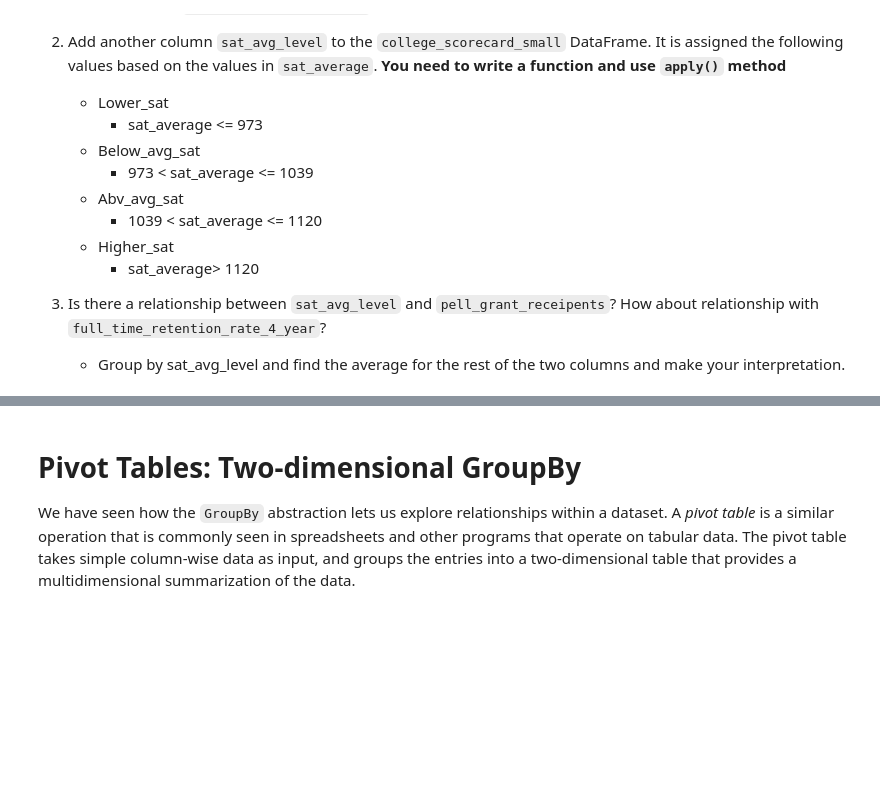
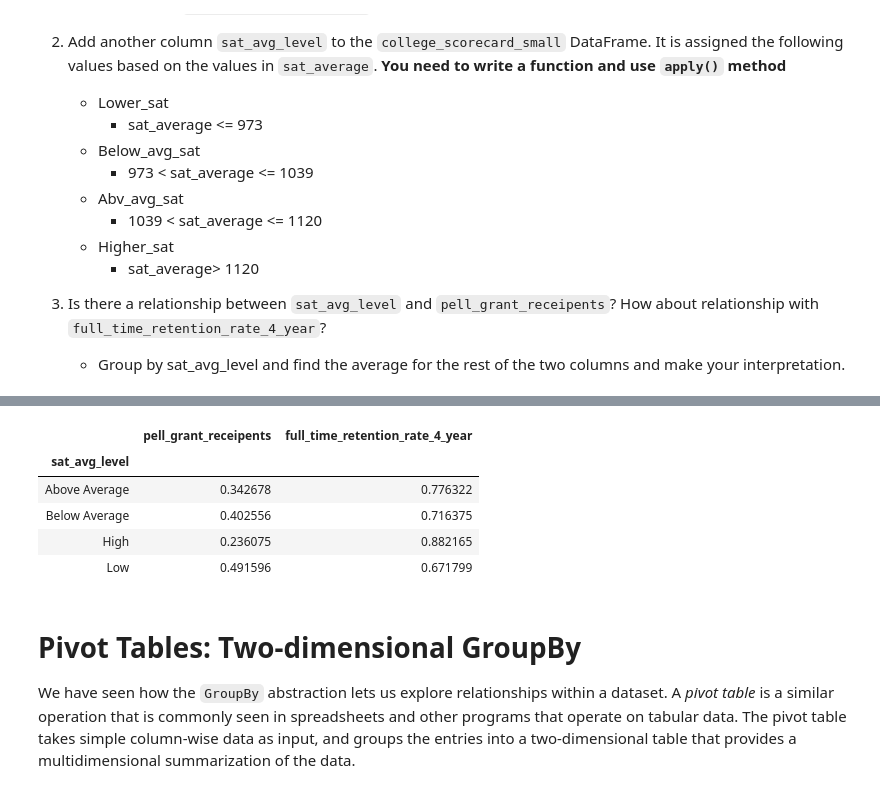
Before and after one commit to jarp/SP22-ITAO, a Jupyter notebook: Class_18_More_Grouping.ipynb, the cells around one changed output, grey strips where cells are left out. Cells and saved outputs as stored; diff of their text form; code cells hidden in the pictures; blank space fills up the shorter version.

```diff
--- a/Class_18_More_Grouping.ipynb
+++ b/Class_18_More_Grouping.ipynb
@@ -106,13 +188,23 @@ college_scorecard_small.head()
 # %%
 # group by our new column
 
+scorecard_by_sat_avg = college_scorecard_small.groupby('sat_avg_level')
+summary_sat_cat = scorecard_by_sat_avg['pell_grant_receipents','full_time_retention_rate_4_year'].mean()
 # get the averages of 'pell_grant_receipents','full_time_retention_rate_4_year'
 # display the reuslts
-
+summary_sat_cat
 # how would you get the
 # * min and max of the sat averages
 # * meidan pell grant recipients
+# summary_sat_cat['pell_grant_receipents'].median()
 # * average retention rate?
+# %% [output]
+|  | pell_grant_receipents | full_time_retention_rate_4_year |
+| sat_avg_level |  |  |
+| Above Average | 0.342678 | 0.776322 |
+| Below Average | 0.402556 | 0.716375 |
+| High | 0.236075 | 0.882165 |
+| Low | 0.491596 | 0.671799 |
 # %% [markdown]
 # Pivot Tables: Two-dimensional GroupBy
 
```
Also changed, not shown: parts of 21 cells of this notebook, 3 other files.
